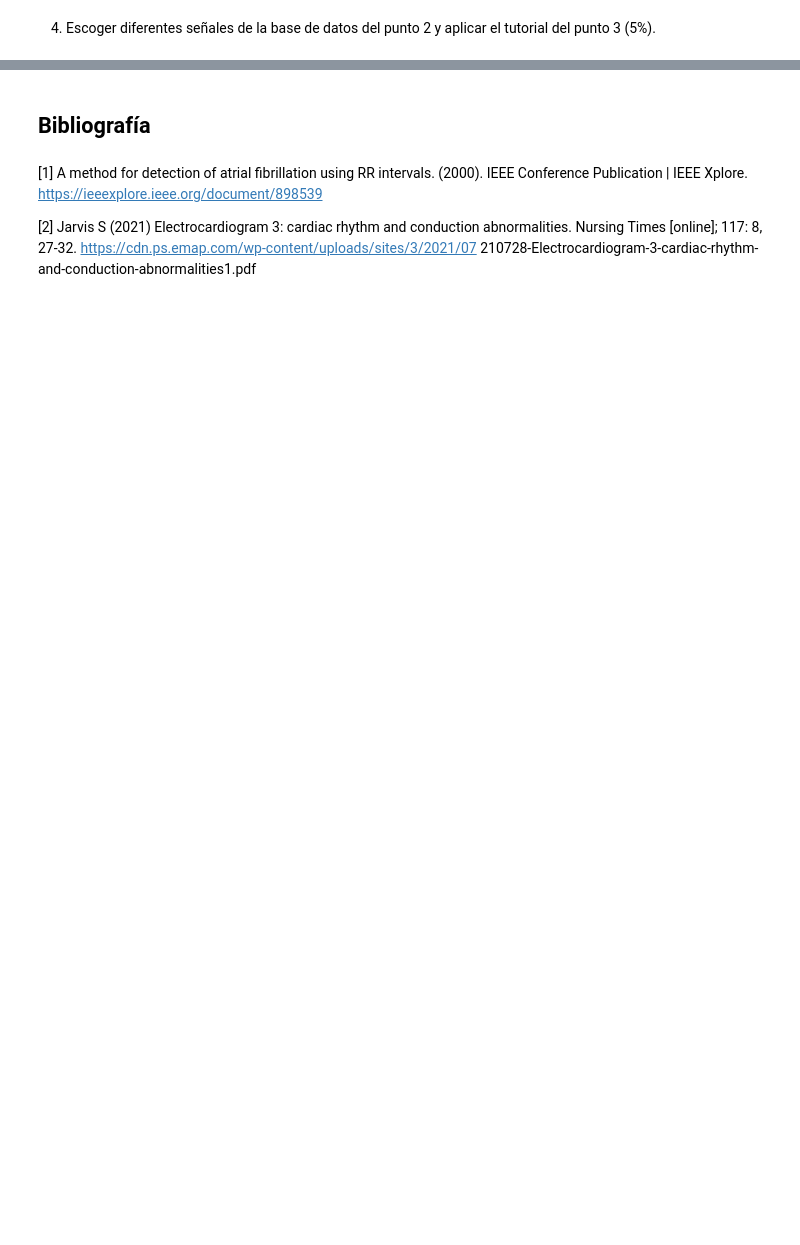
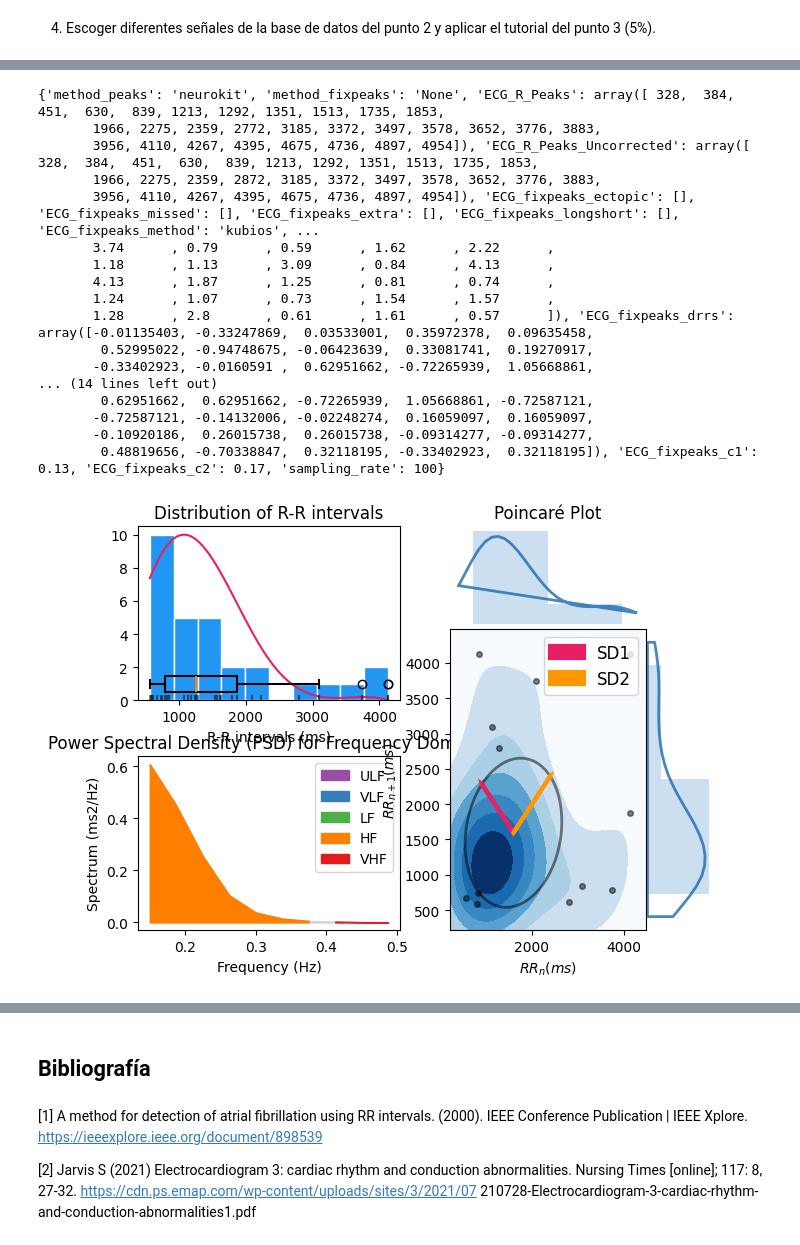
Before and after one commit to AndresBanquezBio/Biosenales, a Jupyter notebook: Proyectos/Proyecto_4/Proyecto_4_AndresBanquez_MelinaVillada.ipynb, the cells around one changed output, grey strips where cells are left out. Cells and saved outputs as stored; diff of their text form; code cells hidden in the pictures; blank space fills up the shorter version.

```diff
--- a/Proyectos/Proyecto_4/Proyecto_4_AndresBanquez_MelinaVillada.ipynb
+++ b/Proyectos/Proyecto_4/Proyecto_4_AndresBanquez_MelinaVillada.ipynb
@@ -94,0 +90,23 @@ Error al calcular HRV: NeuroKit error: the window cannot contain more data point
+# %%
+peaks, info = nk.ecg_peaks(ecg_cleaned, sampling_rate=100, correct_artifacts=True)
+hrv_indices = nk.hrv(peaks, sampling_rate=100, show=True)
+print(info)
+# %% [output]
+{'method_peaks': 'neurokit', 'method_fixpeaks': 'None', 'ECG_R_Peaks': array([ 328,  384,  451,  630,  839, 1213, 1292, 1351, 1513, 1735, 1853,
+       1966, 2275, 2359, 2772, 3185, 3372, 3497, 3578, 3652, 3776, 3883,
+       3956, 4110, 4267, 4395, 4675, 4736, 4897, 4954]), 'ECG_R_Peaks_Uncorrected': array([ 328,  384,  451,  630,  839, 1213, 1292, 1351, 1513, 1735, 1853,
+       1966, 2275, 2359, 2872, 3185, 3372, 3497, 3578, 3652, 3776, 3883,
+       3956, 4110, 4267, 4395, 4675, 4736, 4897, 4954]), 'ECG_fixpeaks_ectopic': [], 'ECG_fixpeaks_missed': [], 'ECG_fixpeaks_extra': [], 'ECG_fixpeaks_longshort': [], 'ECG_fixpeaks_method': 'kubios', ...
+       3.74      , 0.79      , 0.59      , 1.62      , 2.22      ,
+       1.18      , 1.13      , 3.09      , 0.84      , 4.13      ,
+       4.13      , 1.87      , 1.25      , 0.81      , 0.74      ,
+       1.24      , 1.07      , 0.73      , 1.54      , 1.57      ,
+       1.28      , 2.8       , 0.61      , 1.61      , 0.57      ]), 'ECG_fixpeaks_drrs': array([-0.01135403, -0.33247869,  0.03533001,  0.35972378,  0.09635458,
+        0.52995022, -0.94748675, -0.06423639,  0.33081741,  0.19270917,
+       -0.33402923, -0.0160591 ,  0.62951662, -0.72265939,  1.05668861,
+... (14 lines left out)
+        0.62951662,  0.62951662, -0.72265939,  1.05668861, -0.72587121,
+       -0.72587121, -0.14132006, -0.02248274,  0.16059097,  0.16059097,
+       -0.10920186,  0.26015738,  0.26015738, -0.09314277, -0.09314277,
+        0.48819656, -0.70338847,  0.32118195, -0.33402923,  0.32118195]), 'ECG_fixpeaks_c1': 0.13, 'ECG_fixpeaks_c2': 0.17, 'sampling_rate': 100}
+[figure, added]
```
Also changed, not shown: parts of 6 cells of this notebook, 10 other files.
